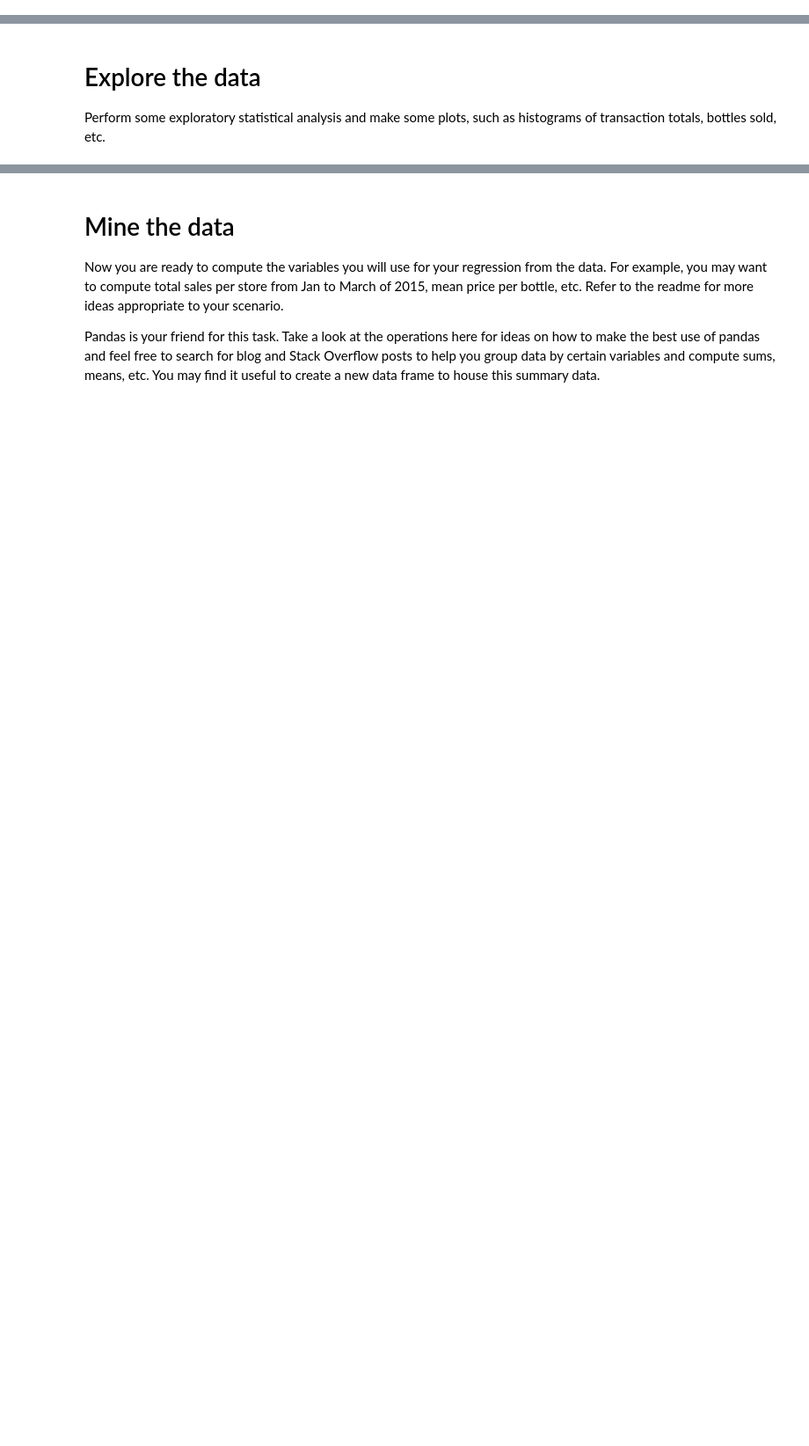
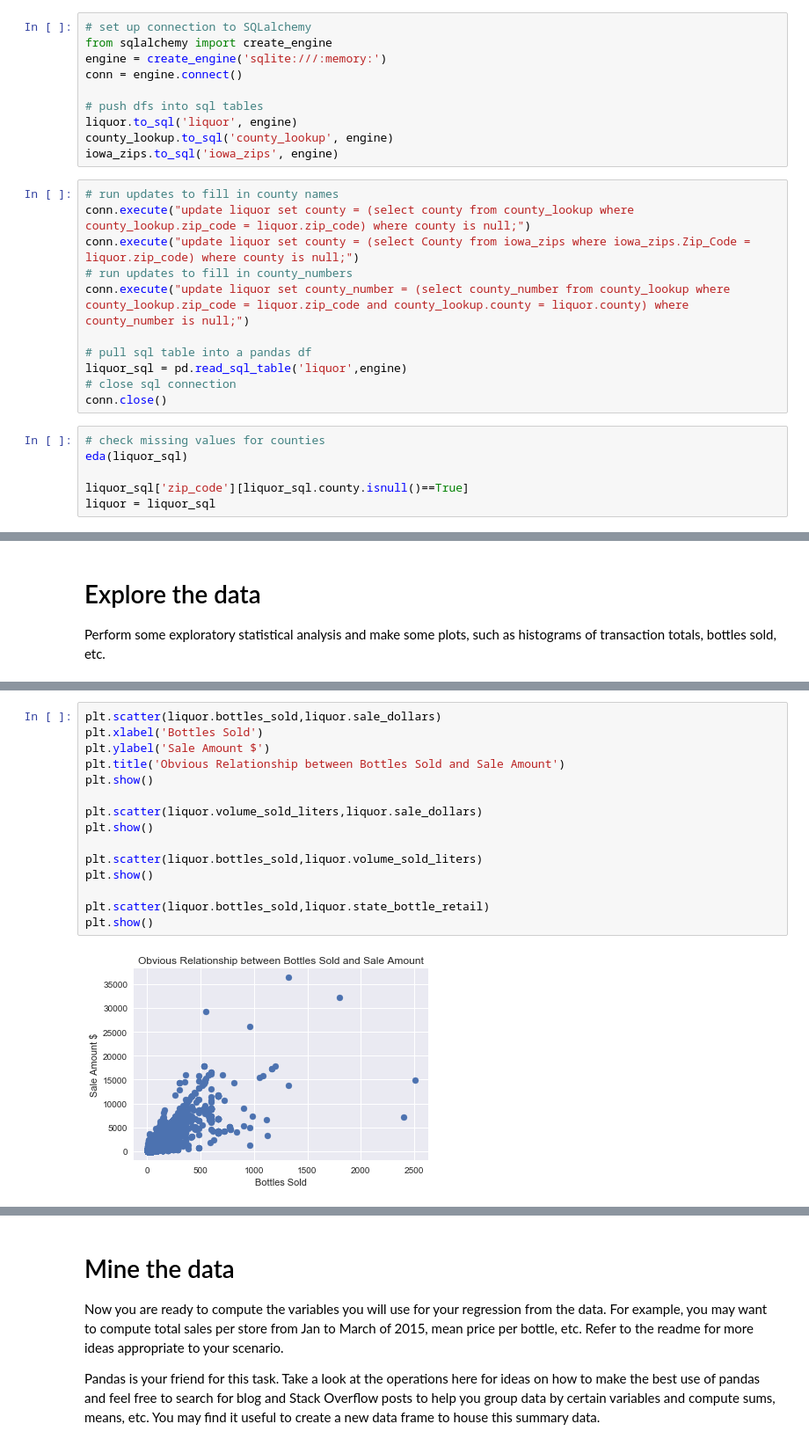
Before and after one commit to matthewbrems/old, a Jupyter notebook: projects/02-project/starter-code/project-2-starter-code-jd.ipynb, the cells around one changed output, grey strips where cells are left out. Shown at 88% size. Drawn from its saved outputs; the diff is of its cells as text; blank space fills up the shorter version.

```diff
--- a/projects/02-project/starter-code/project-2-starter-code-jd.ipynb
+++ b/projects/02-project/starter-code/project-2-starter-code-jd.ipynb
@@ -75,0 +104,27 @@ Name: Category_Name, dtype: int64
+# %%
+# set up connection to SQLalchemy
+from sqlalchemy import create_engine
+engine = create_engine('sqlite:///:memory:')
+conn = engine.connect()
+
+# push dfs into sql tables
+liquor.to_sql('liquor', engine)
+county_lookup.to_sql('county_lookup', engine)
+iowa_zips.to_sql('iowa_zips', engine)
+# %%
+# run updates to fill in county names
+conn.execute("update liquor set county = (select county from county_lookup where county_lookup.zip_code = liquor.zip_code) where county is null;")
+conn.execute("update liquor set county = (select County from iowa_zips where iowa_zips.Zip_Code = liquor.zip_code) where county is null;")
+# run updates to fill in county_numbers
+conn.execute("update liquor set county_number = (select county_number from county_lookup where county_lookup.zip_code = liquor.zip_code and county_lookup.county = liquor.county) where county_number is null;")
+
+# pull sql table into a pandas df
+liquor_sql = pd.read_sql_table('liquor',engine)
+# close sql connection
+conn.close()
+# %%
+# check missing values for counties
+eda(liquor_sql)
+
+liquor_sql['zip_code'][liquor_sql.county.isnull()==True]
+liquor = liquor_sql
@@ -79,0 +180,17 @@ Perform some exploratory statistical analysis and make some plots, such as histo
+# %%
+plt.scatter(liquor.bottles_sold,liquor.sale_dollars)
+plt.xlabel('Bottles Sold')
+plt.ylabel('Sale Amount $')
+plt.title('Obvious Relationship between Bottles Sold and Sale Amount')
+plt.show()
+
+plt.scatter(liquor.volume_sold_liters,liquor.sale_dollars)
+plt.show()
+
+plt.scatter(liquor.bottles_sold,liquor.volume_sold_liters)
+plt.show()
+
+plt.scatter(liquor.bottles_sold,liquor.state_bottle_retail)
+plt.show()
+# %% [output]
+[figure, added]
```
Also changed, not shown: parts of 15 cells of this notebook, 1 other file.
